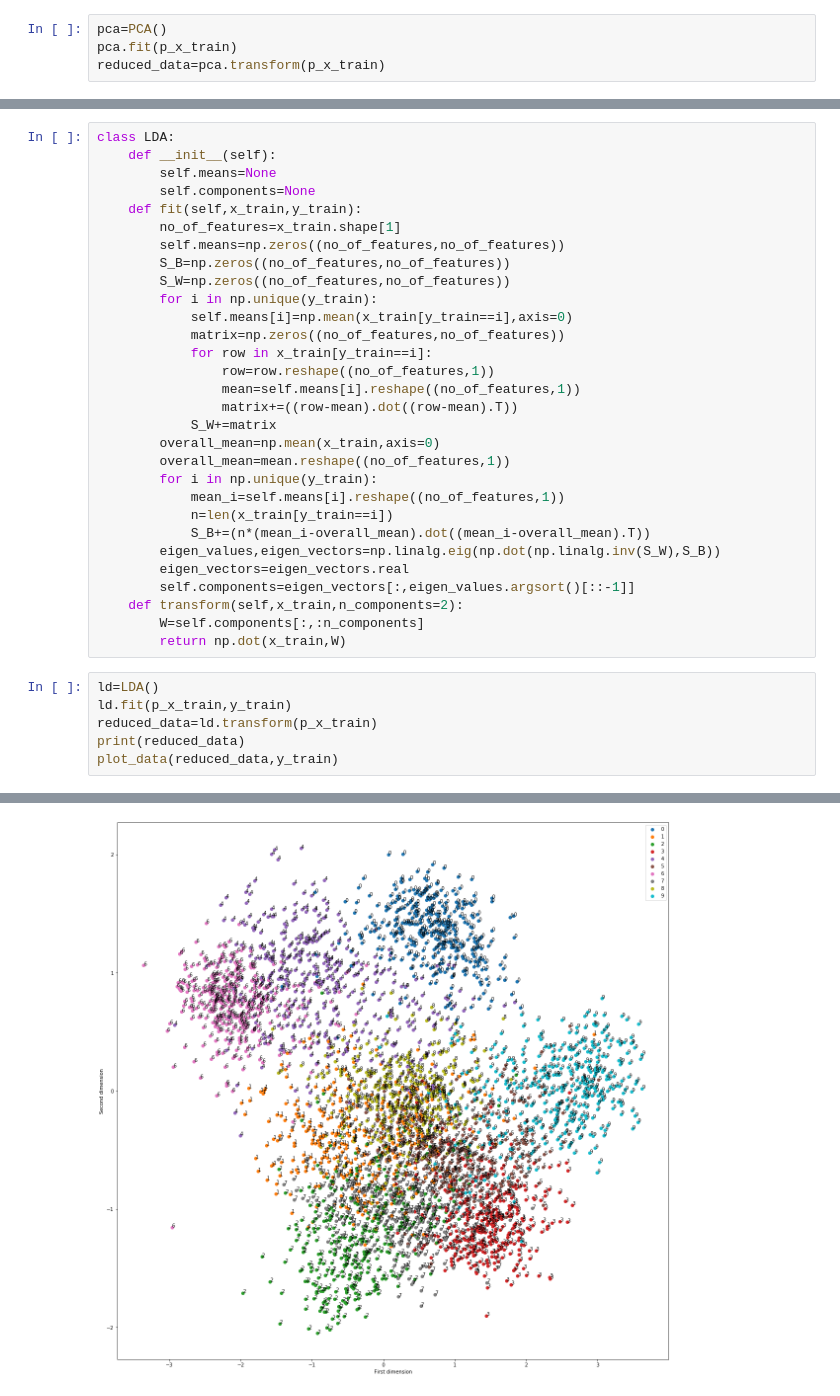
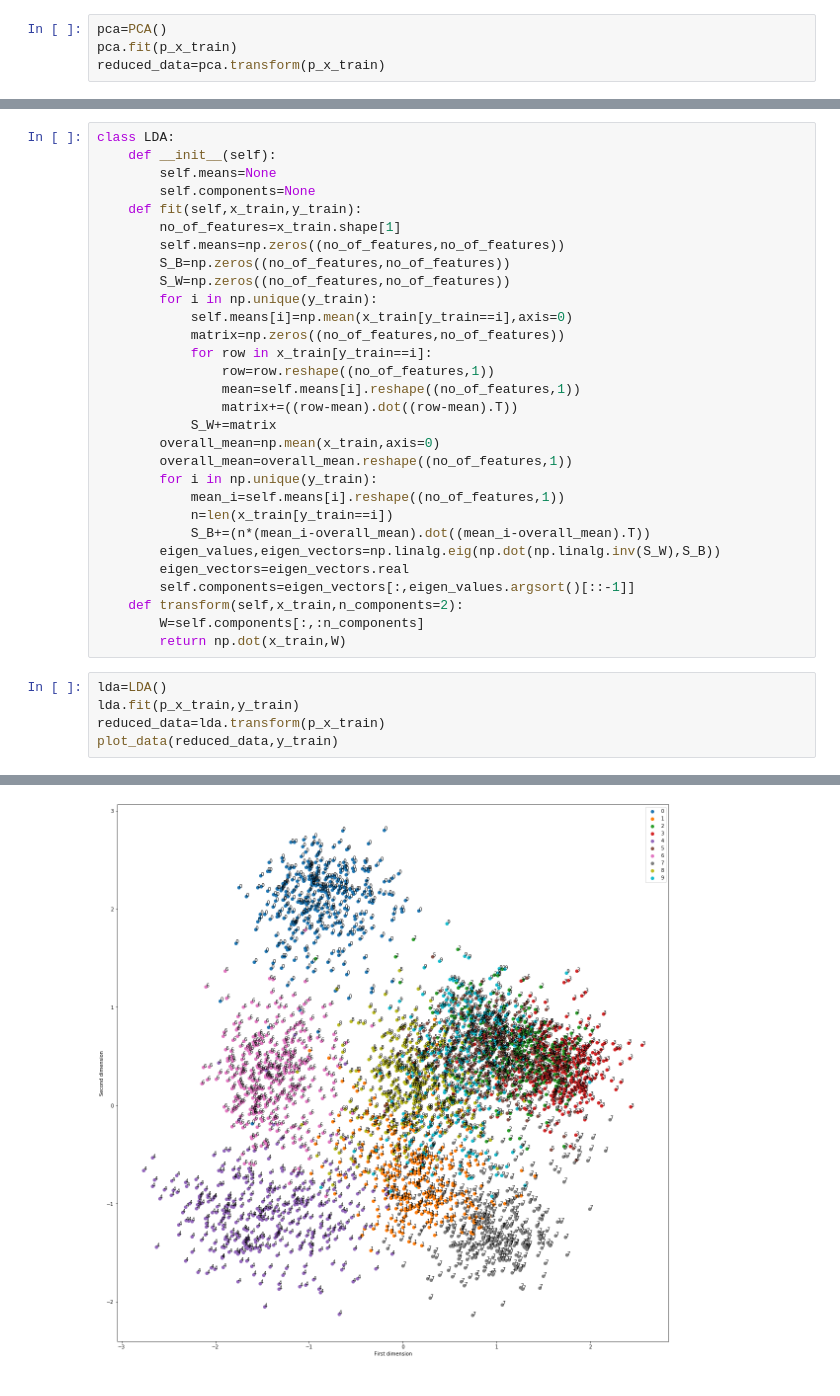
Before and after one commit to Mayur619/Handwritten-Digit-Recognition, a Jupyter notebook: Hw2.ipynb, the cells around one changed output, grey strips where cells are left out. Drawn from its saved outputs; the diff is of its cells as text.

```diff
--- a/Hw2.ipynb
+++ b/Hw2.ipynb
@@ -153,7 +151,7 @@ class LDA:
                 matrix+=((row-mean).dot((row-mean).T))
             S_W+=matrix
         overall_mean=np.mean(x_train,axis=0)
-        overall_mean=mean.reshape((no_of_features,1))
+        overall_mean=overall_mean.reshape((no_of_features,1))
         for i in np.unique(y_train):
             mean_i=self.means[i].reshape((no_of_features,1))
             n=len(x_train[y_train==i])
@@ -165,9 +163,8 @@ class LDA:
         W=self.components[:,:n_components]
         return np.dot(x_train,W)
 # %%
-ld=LDA()
-ld.fit(p_x_train,y_train)
-reduced_data=ld.transform(p_x_train)
-print(reduced_data)
+lda=LDA()
+lda.fit(p_x_train,y_train)
+reduced_data=lda.transform(p_x_train)
 plot_data(reduced_data,y_train)
 # %% [output]
@@ -182 +172 @@ plot_data(reduced_data,y_train)
-[figure, old version]
+[figure, new version]
```
Also changed, not shown: parts of 18 cells of this notebook.
